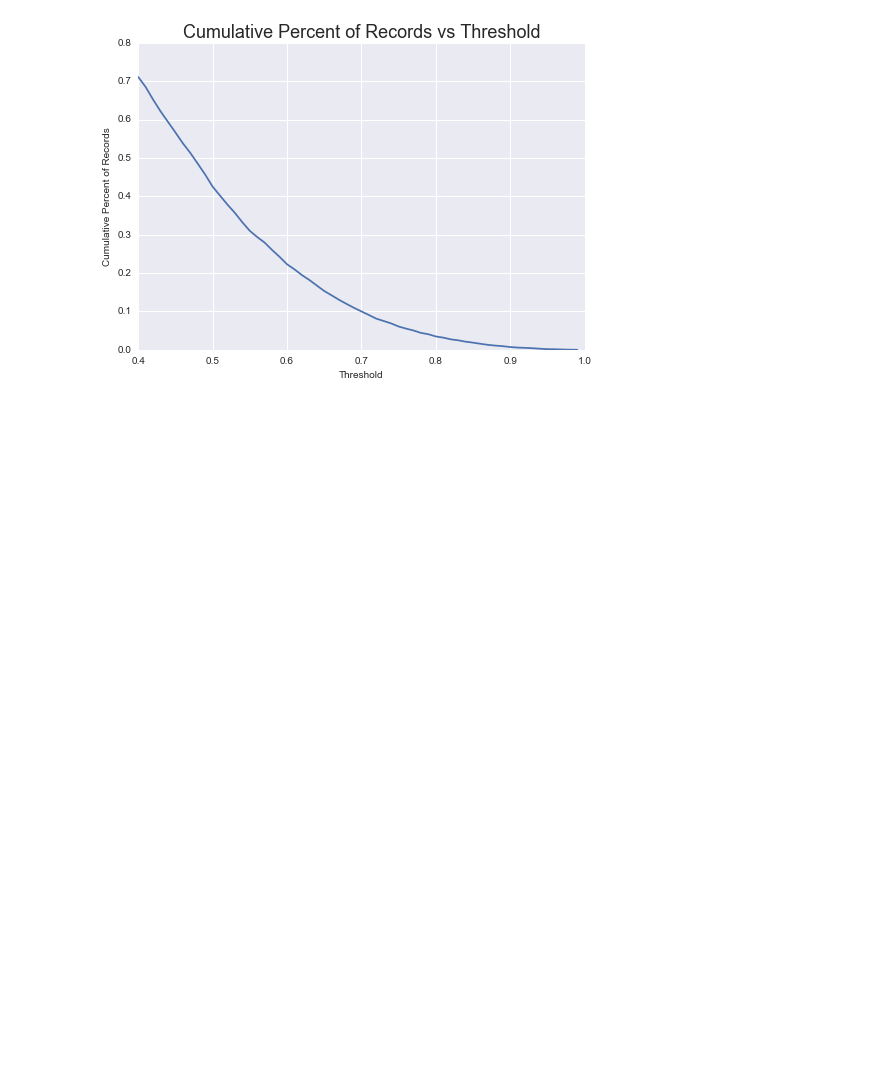
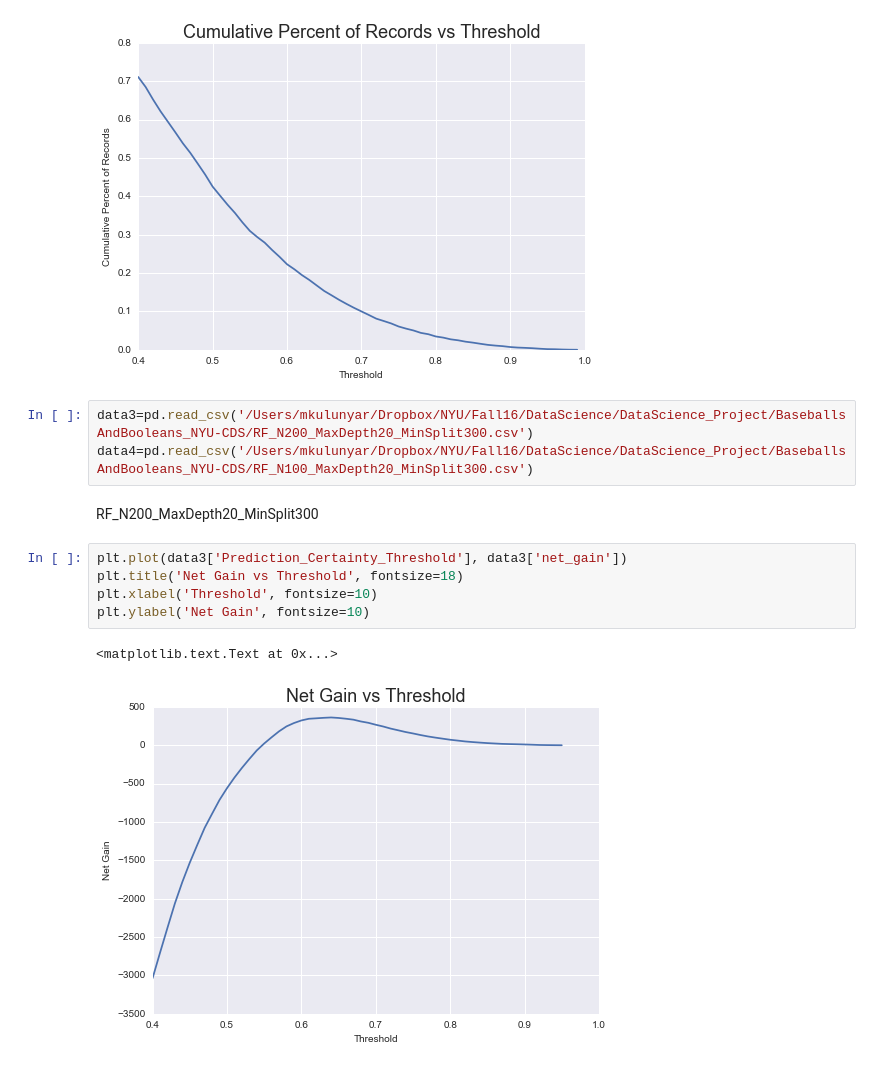
Before and after one commit to davidehamil/BaseballsAndBooleans_NYU-CDS, a Jupyter notebook: Python_Graphs.ipynb, the cells around one changed output. Drawn from its saved outputs; the diff is of its cells as text; blank space fills up the shorter version.

```diff
--- a/Python_Graphs.ipynb
+++ b/Python_Graphs.ipynb
@@ -66,3 +70,16 @@ plt.ylabel('Cumulative Percent of Records', fontsize=10)
 # %% [output]
 <matplotlib.text.Text at 0x...>
 [figure]
+# %%
+data3=pd.read_csv('/Users/mkulunyar/Dropbox/NYU/Fall16/DataScience/DataScience_Project/BaseballsAndBooleans_NYU-CDS/RF_N200_MaxDepth20_MinSplit300.csv')
+data4=pd.read_csv('/Users/mkulunyar/Dropbox/NYU/Fall16/DataScience/DataScience_Project/BaseballsAndBooleans_NYU-CDS/RF_N100_MaxDepth20_MinSplit300.csv')
+# %% [markdown]
+RF_N200_MaxDepth20_MinSplit300
+# %%
+plt.plot(data3['Prediction_Certainty_Threshold'], data3['net_gain'])
+plt.title('Net Gain vs Threshold', fontsize=18)
+plt.xlabel('Threshold', fontsize=10)
+plt.ylabel('Net Gain', fontsize=10)
+# %% [output]
+<matplotlib.text.Text at 0x...>
+[figure, added]
```
Also changed, not shown: parts of 8 cells of this notebook.
